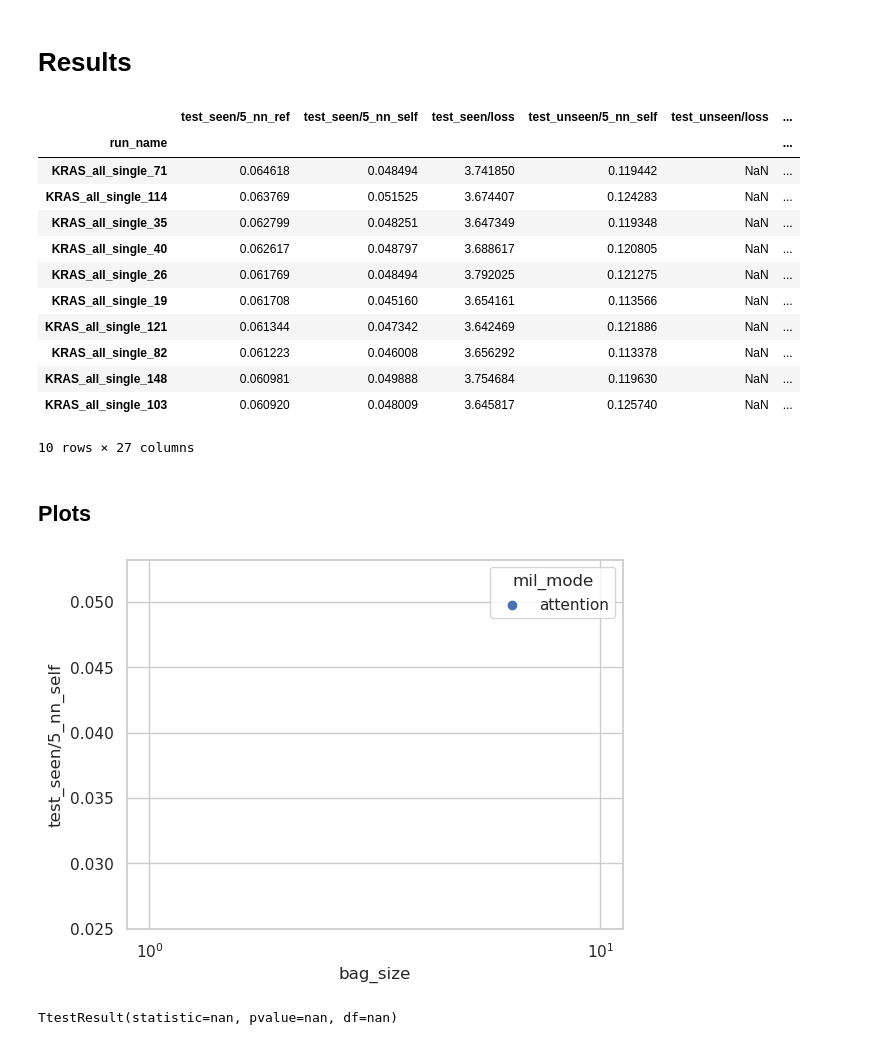
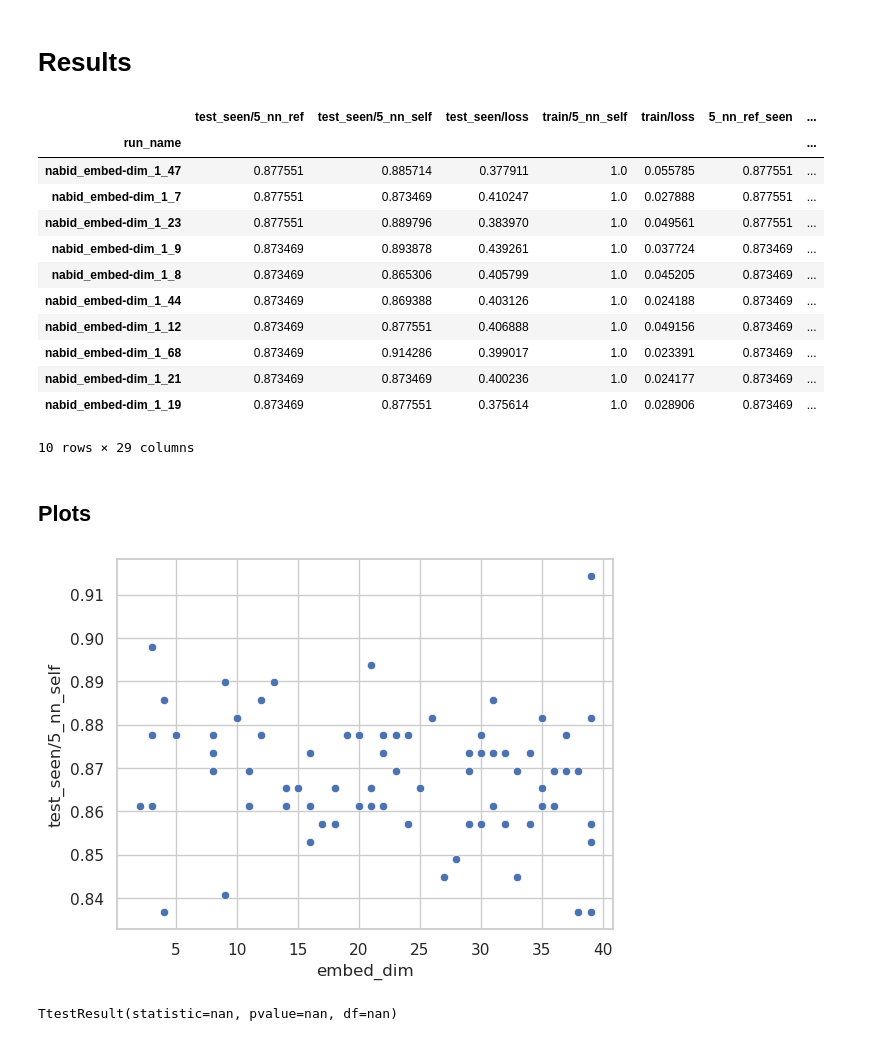
Before and after one commit to Lucas-Gui/sc_contrast, a Jupyter notebook: hyperparam_results.ipynb, the cells around one changed output. Drawn from its saved outputs; the diff is of its cells as text; code cells hidden in the pictures.

```diff
--- a/hyperparam_results.ipynb
+++ b/hyperparam_results.ipynb
@@ -23,5 +23,5 @@ models/batch_tp53_1, models/test_mil_tp53, models/KRAS_all_single, models/cls_tp
 # %%
-path = 'models/KRAS_all_single/'
+path = 'models/nabid_embed-dim_1/'
 run_name = path.split('/')[-2]
 run_name
 # %% [output]
@@ -45,7 +45,7 @@ for p in glob(path+'*'):
     records.append(d)
 results = pd.DataFrame.from_records(records)
 results = results.drop(columns=['data_path','dest_name','verbose','restart', 'load_split','n_workers','overwrite','run_test','cpu', 'config_file', ])
-results = results.drop(columns=['no_norm_embeds','group_synon','embed_dim', 'alpha'])
+results = results.drop(columns=['no_norm_embeds','group_synon', 'alpha'])
 results = results.set_index('run_name').dropna(subset=['5_nn_ref_seen'])
 # %%
 results['n_layers'] = results['shape'].apply(lambda x : len(x))
@@ -91,27 +91,28 @@ best = best.merge(results, left_index=True, right_index=True)
 # %%
 best.sort_values('test_seen/5_nn_ref', ascending=False).head(10)
 # %% [output]
-|  | test_seen/5_nn_ref | test_seen/5_nn_self | test_seen/loss | test_unseen/5_nn_self | test_unseen/loss | ... |
-| run_name |  |  |  |  |  | ... |
-| KRAS_all_single_71 | 0.064618 | 0.048494 | 3.741850 | 0.119442 | NaN | ... |
-| KRAS_all_single_114 | 0.063769 | 0.051525 | 3.674407 | 0.124283 | NaN | ... |
-| KRAS_all_single_35 | 0.062799 | 0.048251 | 3.647349 | 0.119348 | NaN | ... |
-| KRAS_all_single_40 | 0.062617 | 0.048797 | 3.688617 | 0.120805 | NaN | ... |
-| KRAS_all_single_26 | 0.061769 | 0.048494 | 3.792025 | 0.121275 | NaN | ... |
-| KRAS_all_single_19 | 0.061708 | 0.045160 | 3.654161 | 0.113566 | NaN | ... |
-| KRAS_all_single_121 | 0.061344 | 0.047342 | 3.642469 | 0.121886 | NaN | ... |
-| KRAS_all_single_82 | 0.061223 | 0.046008 | 3.656292 | 0.113378 | NaN | ... |
-| KRAS_all_single_148 | 0.060981 | 0.049888 | 3.754684 | 0.119630 | NaN | ... |
-| KRAS_all_single_103 | 0.060920 | 0.048009 | 3.645817 | 0.125740 | NaN | ... |
+|  | test_seen/5_nn_ref | test_seen/5_nn_self | test_seen/loss | train/5_nn_self | train/loss | 5_nn_ref_seen | ... |
+| run_name |  |  |  |  |  |  | ... |
+| nabid_embed-dim_1_47 | 0.877551 | 0.885714 | 0.377911 | 1.0 | 0.055785 | 0.877551 | ... |
+| nabid_embed-dim_1_7 | 0.877551 | 0.873469 | 0.410247 | 1.0 | 0.027888 | 0.877551 | ... |
+| nabid_embed-dim_1_23 | 0.877551 | 0.889796 | 0.383970 | 1.0 | 0.049561 | 0.877551 | ... |
+| nabid_embed-dim_1_9 | 0.873469 | 0.893878 | 0.439261 | 1.0 | 0.037724 | 0.873469 | ... |
+| nabid_embed-dim_1_8 | 0.873469 | 0.865306 | 0.405799 | 1.0 | 0.045205 | 0.873469 | ... |
+| nabid_embed-dim_1_44 | 0.873469 | 0.869388 | 0.403126 | 1.0 | 0.024188 | 0.873469 | ... |
+| nabid_embed-dim_1_12 | 0.873469 | 0.877551 | 0.406888 | 1.0 | 0.049156 | 0.873469 | ... |
+| nabid_embed-dim_1_68 | 0.873469 | 0.914286 | 0.399017 | 1.0 | 0.023391 | 0.873469 | ... |
+| nabid_embed-dim_1_21 | 0.873469 | 0.873469 | 0.400236 | 1.0 | 0.024177 | 0.873469 | ... |
+| nabid_embed-dim_1_19 | 0.873469 | 0.877551 | 0.375614 | 1.0 | 0.028906 | 0.873469 | ... |
-10 rows × 27 columns
+10 rows × 29 columns
 # %% [markdown]
 ## Plots
 # %%
-sns.scatterplot(best, x='bag_size',y=best['test_seen/5_nn_self'], hue='mil_mode', )
-plt.xscale('log')
-plt.savefig(f'plots/hparam/{run_name}_bag_size_score.pdf')
+x = 'embed_dim'
+sns.scatterplot(best, x=x,y=best['test_seen/5_nn_self'],)
+# plt.xscale('log')
+plt.savefig(f'plots/hparam/{run_name}_{x}_score.pdf')
 # %% [output]
-[figure, old version]
+[figure, new version]
 # %%
 ttest_ind(results[results['mil_mode']=='attention']['5_nn_ref_seen'], results[results['mil_mode']=='mean']['5_nn_ref_seen'], equal_var=False)
 # %% [output]
```
Also changed, not shown: parts of 3 cells of this notebook, 2 other files.
